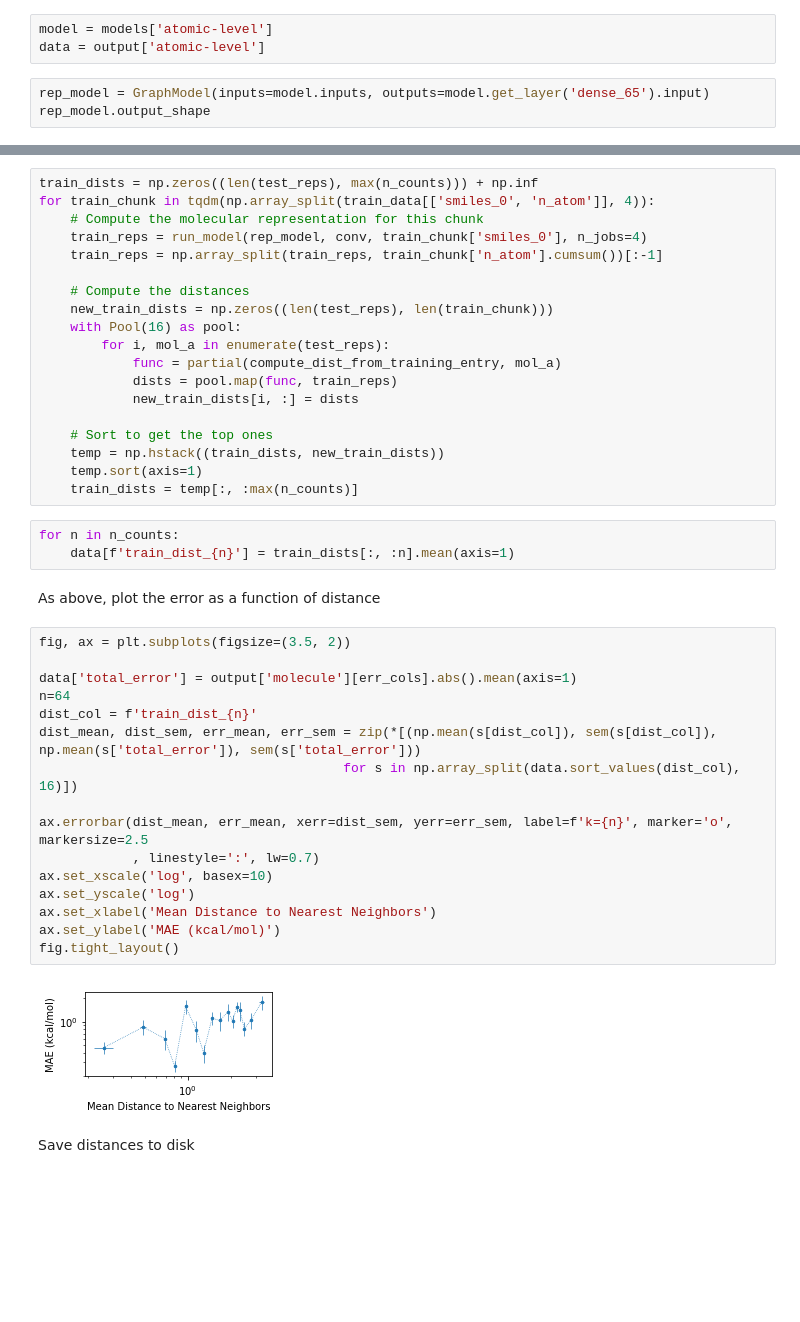
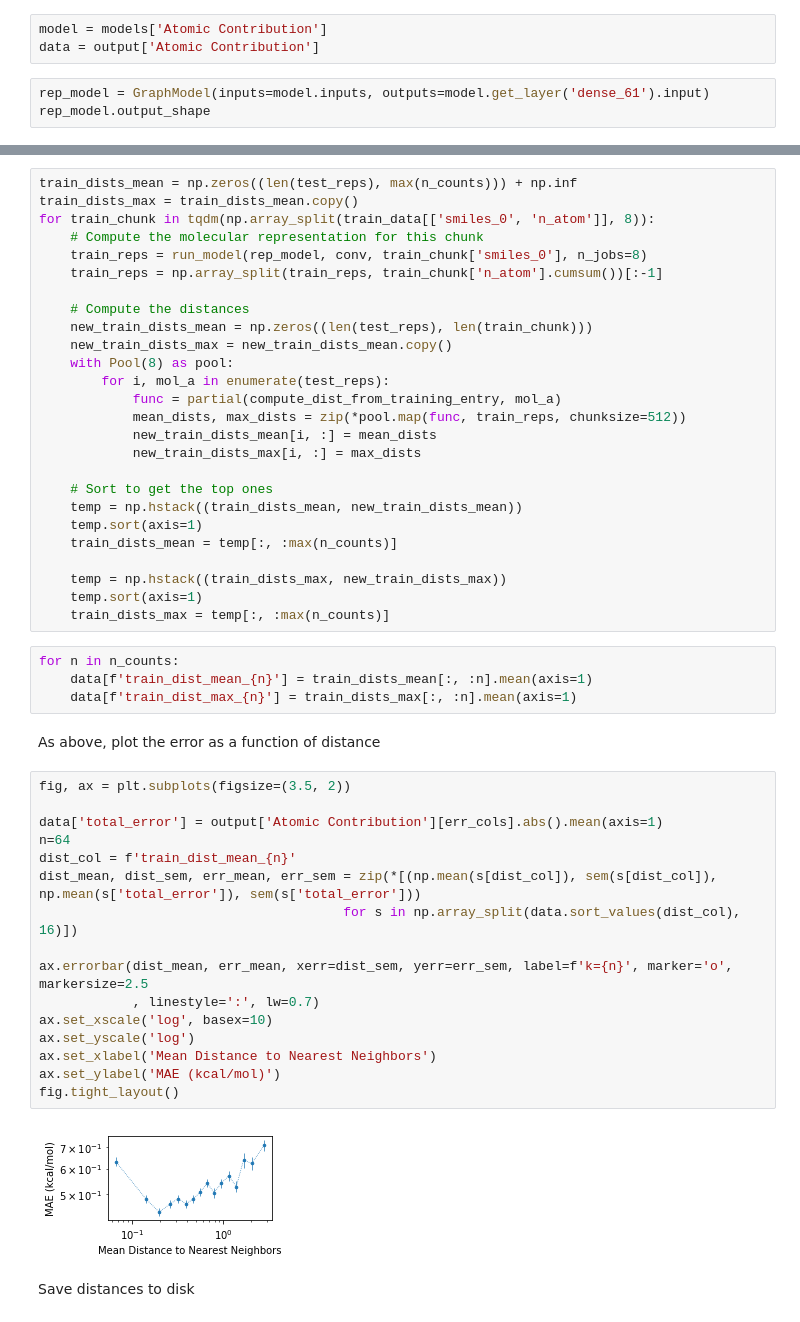
Before and after one commit to globus-labs/solvation-energy-ml, a Jupyter notebook: external-validation/0_run-on-large-molecules.ipynb, the cells around one changed output, grey strips where cells are left out. Drawn from its saved outputs; the diff is of its cells as text; blank space fills up the shorter version.

```diff
--- a/external-validation/0_run-on-large-molecules.ipynb
+++ b/external-validation/0_run-on-large-molecules.ipynb
@@ -333,10 +380,10 @@ We define the distance between molecules as the average distance of each atomic
 # %% [markdown]
 Get the atomic representation model
 # %%
-model = models['atomic-level']
-data = output['atomic-level']
+model = models['Atomic Contribution']
+data = output['Atomic Contribution']
 # %%
-rep_model = GraphModel(inputs=model.inputs, outputs=model.get_layer('dense_65').input)
+rep_model = GraphModel(inputs=model.inputs, outputs=model.get_layer('dense_61').input)
 rep_model.output_shape
 # %% [output]
 (None, 128)
@@ -353,47 +398,55 @@ So, we compute it in chunks
 test_reps = run_model(rep_model, conv, data['smiles'], n_jobs=4)
 test_reps = np.array_split(test_reps, data['n_atoms'].cumsum())[:-1]
 # %%
-train_dists = np.zeros((len(test_reps), max(n_counts))) + np.inf
-for train_chunk in tqdm(np.array_split(train_data[['smiles_0', 'n_atom']], 4)):
+train_dists_mean = np.zeros((len(test_reps), max(n_counts))) + np.inf
+train_dists_max = train_dists_mean.copy()
+for train_chunk in tqdm(np.array_split(train_data[['smiles_0', 'n_atom']], 8)):
     # Compute the molecular representation for this chunk
-    train_reps = run_model(rep_model, conv, train_chunk['smiles_0'], n_jobs=4)
+    train_reps = run_model(rep_model, conv, train_chunk['smiles_0'], n_jobs=8)
     train_reps = np.array_split(train_reps, train_chunk['n_atom'].cumsum())[:-1]
 
     # Compute the distances
-    new_train_dists = np.zeros((len(test_reps), len(train_chunk)))
-    with Pool(16) as pool:
+    new_train_dists_mean = np.zeros((len(test_reps), len(train_chunk)))
+    new_train_dists_max = new_train_dists_mean.copy()
+    with Pool(8) as pool:
         for i, mol_a in enumerate(test_reps):
             func = partial(compute_dist_from_training_entry, mol_a)
-            dists = pool.map(func, train_reps)
-            new_train_dists[i, :] = dists
+            mean_dists, max_dists = zip(*pool.map(func, train_reps, chunksize=512))
+            new_train_dists_mean[i, :] = mean_dists
+            new_train_dists_max[i, :] = max_dists
 
     # Sort to get the top ones
-    temp = np.hstack((train_dists, new_train_dists))
+    temp = np.hstack((train_dists_mean, new_train_dists_mean))
     temp.sort(axis=1)
-    train_dists = temp[:, :max(n_counts)]
+    train_dists_mean = temp[:, :max(n_counts)]
+
+    temp = np.hstack((train_dists_max, new_train_dists_max))
+    temp.sort(axis=1)
+    train_dists_max = temp[:, :max(n_counts)]
 # %%
 for n in n_counts:
-    data[f'train_dist_{n}'] = train_dists[:, :n].mean(axis=1)
+    data[f'train_dist_mean_{n}'] = train_dists_mean[:, :n].mean(axis=1)
+    data[f'train_dist_max_{n}'] = train_dists_max[:, :n].mean(axis=1)
 # %% [markdown]
 As above, plot the error as a function of distance
 # %%
 fig, ax = plt.subplots(figsize=(3.5, 2))
 
-data['total_error'] = output['molecule'][err_cols].abs().mean(axis=1)
+data['total_error'] = output['Atomic Contribution'][err_cols].abs().mean(axis=1)
 n=64
-dist_col = f'train_dist_{n}'
+dist_col = f'train_dist_mean_{n}'
 dist_mean, dist_sem, err_mean, err_sem = zip(*[(np.mean(s[dist_col]), sem(s[dist_col]), np.mean(s['total_error']), sem(s['total_error']))
                                        for s in np.array_split(data.sort_values(dist_col), 16)])
 
 ax.errorbar(dist_mean, err_mean, xerr=dist_sem, yerr=err_sem, label=f'k={n}', marker='o', markersize=2.5
             , linestyle=':', lw=0.7)
 ax.set_xscale('log', basex=10)
 ax.set_yscale('log')
 ax.set_xlabel('Mean Distance to Nearest Neighbors')
 ax.set_ylabel('MAE (kcal/mol)')
 fig.tight_layout()
 # %% [output]
-[figure, old version]
+[figure, new version]
 # %% [markdown]
 Save distances to disk
 # %%
```
Also changed, not shown: parts of 26 cells of this notebook, 9 other files.
